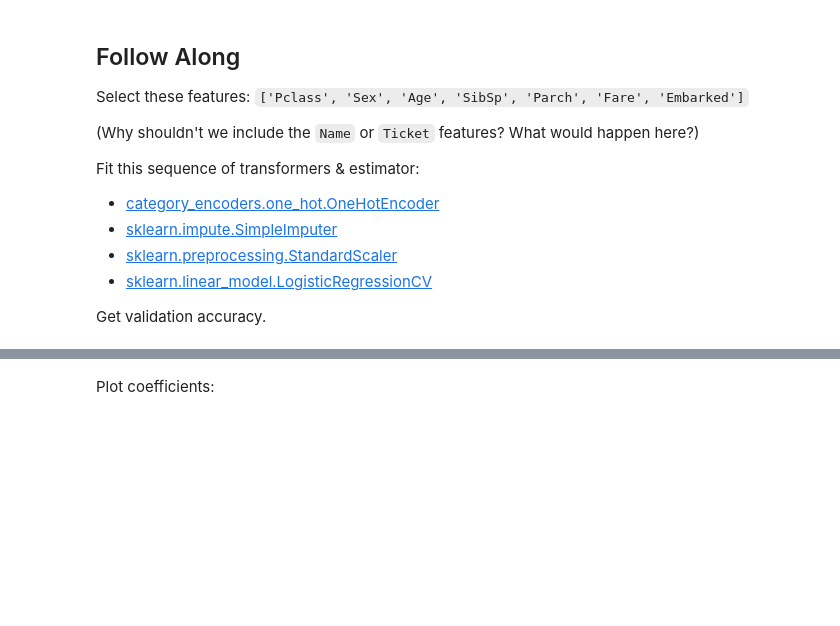
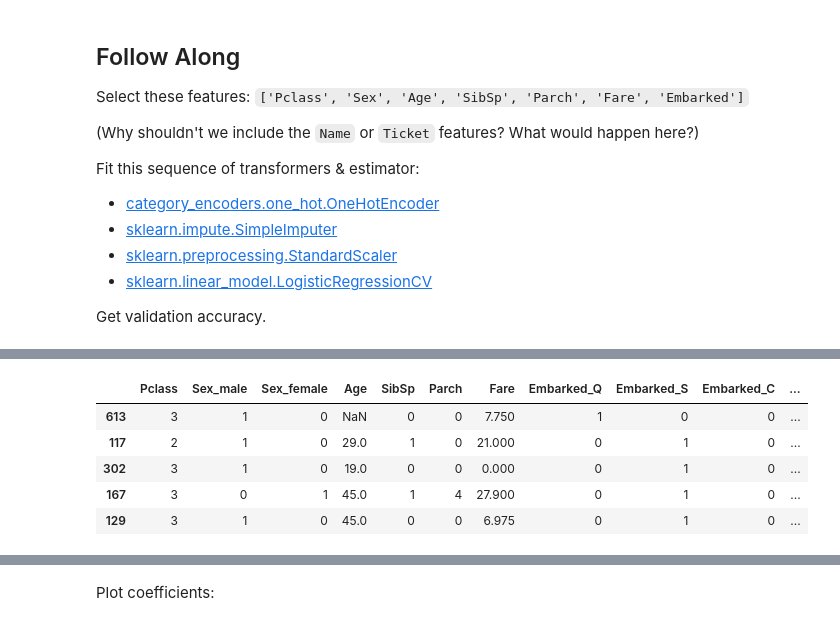
Before and after one commit to sikoh/DS-Linear-Models, a Jupyter notebook: Logistic-Regression/DS_LogisticRegression_Lecture_Notes_2.ipynb, the cells around one changed output, grey strips where cells are left out. Cells and saved outputs as stored; diff of their text form; code cells hidden in the pictures; blank space fills up the shorter version.

```diff
--- a/Logistic-Regression/DS_LogisticRegression_Lecture_Notes_2.ipynb
+++ b/Logistic-Regression/DS_LogisticRegression_Lecture_Notes_2.ipynb
@@ -340,0 +427,9 @@ Get validation accuracy.
+# %%
+X_train_encoded.head()
+# %% [output]
+|  | Pclass | Sex_male | Sex_female | Age | SibSp | Parch | Fare | Embarked_Q | Embarked_S | Embarked_C | ... |
+| 613 | 3 | 1 | 0 | NaN | 0 | 0 | 7.750 | 1 | 0 | 0 | ... |
+| 117 | 2 | 1 | 0 | 29.0 | 1 | 0 | 21.000 | 0 | 1 | 0 | ... |
+| 302 | 3 | 1 | 0 | 19.0 | 0 | 0 | 0.000 | 0 | 1 | 0 | ... |
+| 167 | 3 | 0 | 1 | 45.0 | 1 | 4 | 27.900 | 0 | 1 | 0 | ... |
+| 129 | 3 | 1 | 0 | 45.0 | 0 | 0 | 6.975 | 0 | 1 | 0 | ... |
```
Also changed, not shown: parts of 39 cells of this notebook.
